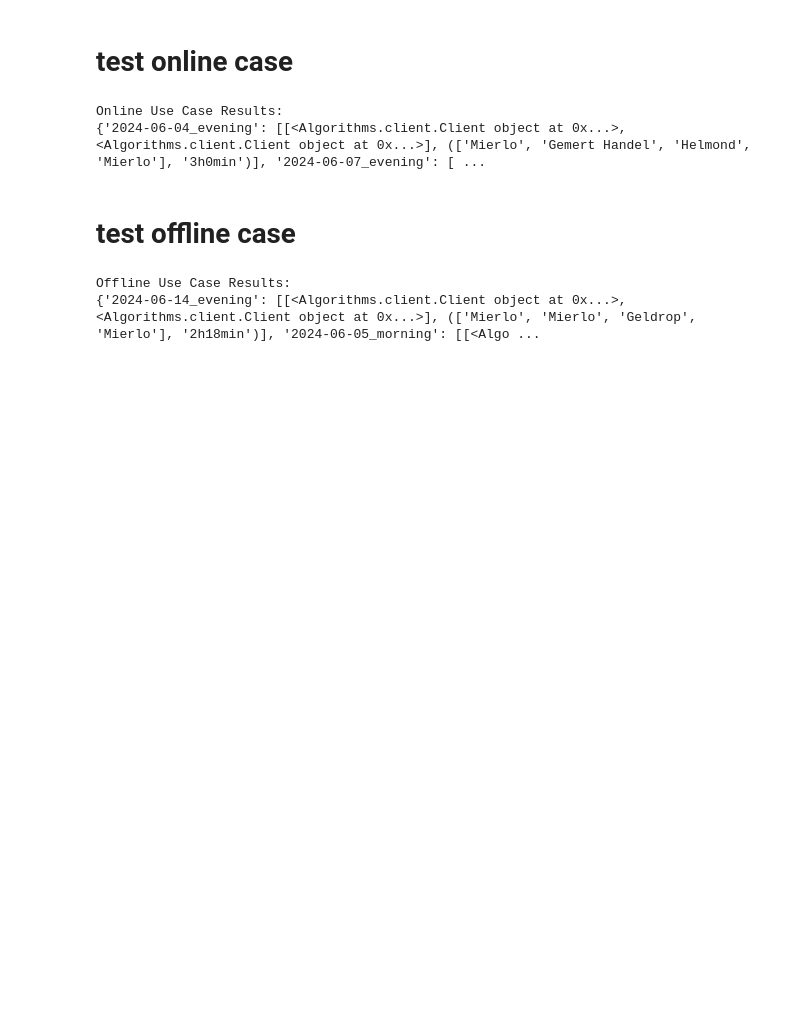
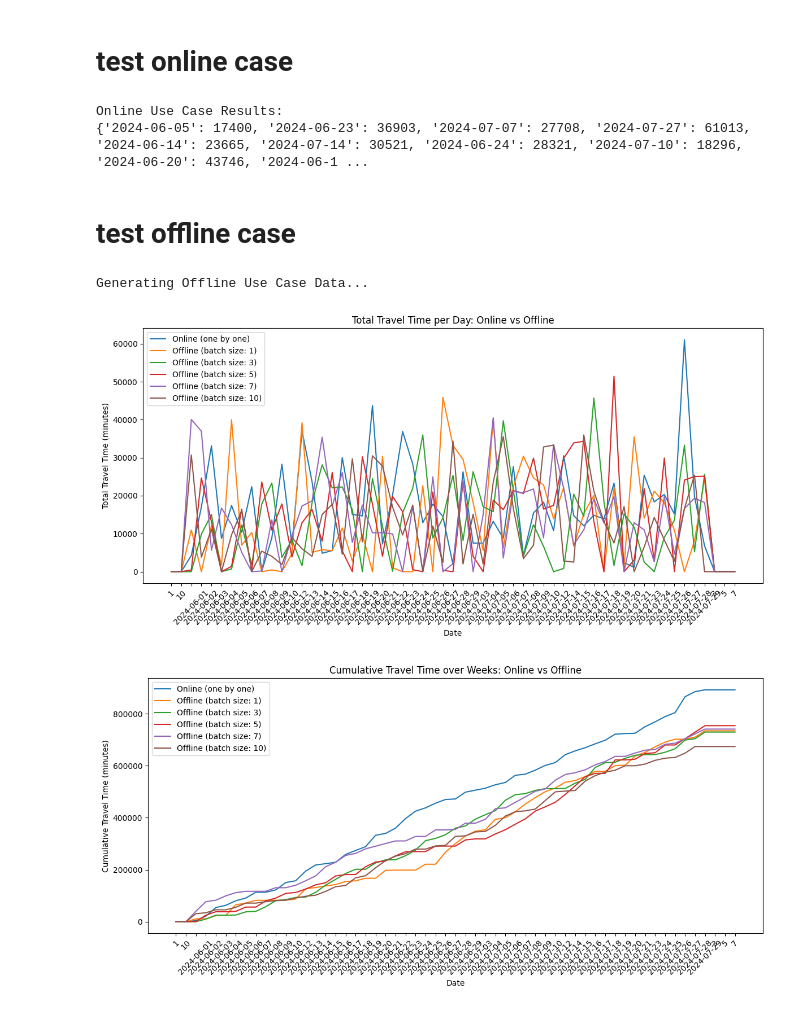
Before and after one commit to gardan4/Appointment-Optimization-G22, a Jupyter notebook: Experiments/online_vs_offline_clarke.ipynb, the cells around one changed output. Cells and saved outputs as stored; diff of their text form; code cells hidden in the pictures; blank space fills up the shorter version.

Commit message:
visualisation of results

```diff
--- a/Experiments/online_vs_offline_clarke.ipynb
+++ b/Experiments/online_vs_offline_clarke.ipynb
@@ -130,10 +137,10 @@ def online_use_case(config):
 # %%
 print("Online Use Case Results:")
-scheduled_definitive_appointments_online = online_use_case(config)
-print(scheduled_definitive_appointments_online)
+online_data = online_use_case(config)
+print(online_data)
 # %% [output]
 Online Use Case Results:
-{'2024-06-04_evening': [[<Algorithms.client.Client object at 0x...>, <Algorithms.client.Client object at 0x...>], (['Mierlo', 'Gemert Handel', 'Helmond', 'Mierlo'], '3h0min')], '2024-06-07_evening': [ ...
+{'2024-06-05': 17400, '2024-06-23': 36903, '2024-07-07': 27708, '2024-07-27': 61013, '2024-06-14': 23665, '2024-07-14': 30521, '2024-06-24': 28321, '2024-07-10': 18296, '2024-06-20': 43746, '2024-06-1 ...
 # %% [markdown]
 # test offline case
 # %%
@@ -148,7 +162,54 @@ def offline_use_case(config):
 # %%
-print("\nOffline Use Case Results:")
-scheduled_definitive_appointments_offline = offline_use_case(config)
-print(scheduled_definitive_appointments_offline)
+print("Generating Offline Use Case Data...")
+batch_sizes = [1, 3, 5, 7, 10]  # Different batch sizes to test
+offline_data = {}
+for batch_size in batch_sizes:
+    offline_config = config.copy()
+    offline_config['batch_size'] = batch_size
+    offline_data[batch_size] = offline_use_case(offline_config)
 # %% [output]
-Offline Use Case Results:
-{'2024-06-14_evening': [[<Algorithms.client.Client object at 0x...>, <Algorithms.client.Client object at 0x...>], (['Mierlo', 'Mierlo', 'Geldrop', 'Mierlo'], '2h18min')], '2024-06-05_morning': [[<Algo ...
+Generating Offline Use Case Data...
+# %%
+def plot_travel_times(online_data, offline_data, batch_sizes):
+    dates = sorted(set(str(date) for date in online_data.keys()).union(set(str(date) for date in offline_data.keys())))
+    online_times = [online_data.get(date, 0) for date in dates]
+    offline_times = {batch_size: [offline_data[batch_size].get(date, 0) for date in dates] for batch_size in batch_sizes}
+
+    # print("Dates:", dates)
+    # print("Online Times:", online_times)
+    # print("Offline Times:", offline_times)
+
+    plt.figure(figsize=(12, 6))
+
+    plt.plot(dates, online_times, label='Online (one by one)')
+
+    for batch_size in batch_sizes:
+        plt.plot(dates, offline_times[batch_size], label=f'Offline (batch size: {batch_size})')
+
+    plt.xlabel('Date')
+    plt.ylabel('Total Travel Time (minutes)')
+    plt.title('Total Travel Time per Day: Online vs Offline')
+    plt.legend()
+    plt.xticks(rotation=45)
+    plt.tight_layout()
+    plt.show()
+
+    plt.figure(figsize=(12, 6))
+
+    plt.plot(dates, np.cumsum(online_times), label='Online (one by one)')
+
+    for batch_size in batch_sizes:
+        plt.plot(dates, np.cumsum(offline_times[batch_size]), label=f'Offline (batch size: {batch_size})')
+
+    plt.xlabel('Date')
+    plt.ylabel('Cumulative Travel Time (minutes)')
+    plt.title('Cumulative Travel Time over Weeks: Online vs Offline')
+    plt.legend()
+    plt.xticks(rotation=45)
+    plt.tight_layout()
+    plt.show()
+# %%
+plot_travel_times(online_data, offline_data, batch_sizes)
+# %% [output]
+[figure, added]
+[figure, added]
```
Also changed, not shown: parts of 4 cells of this notebook, 1 other file.
